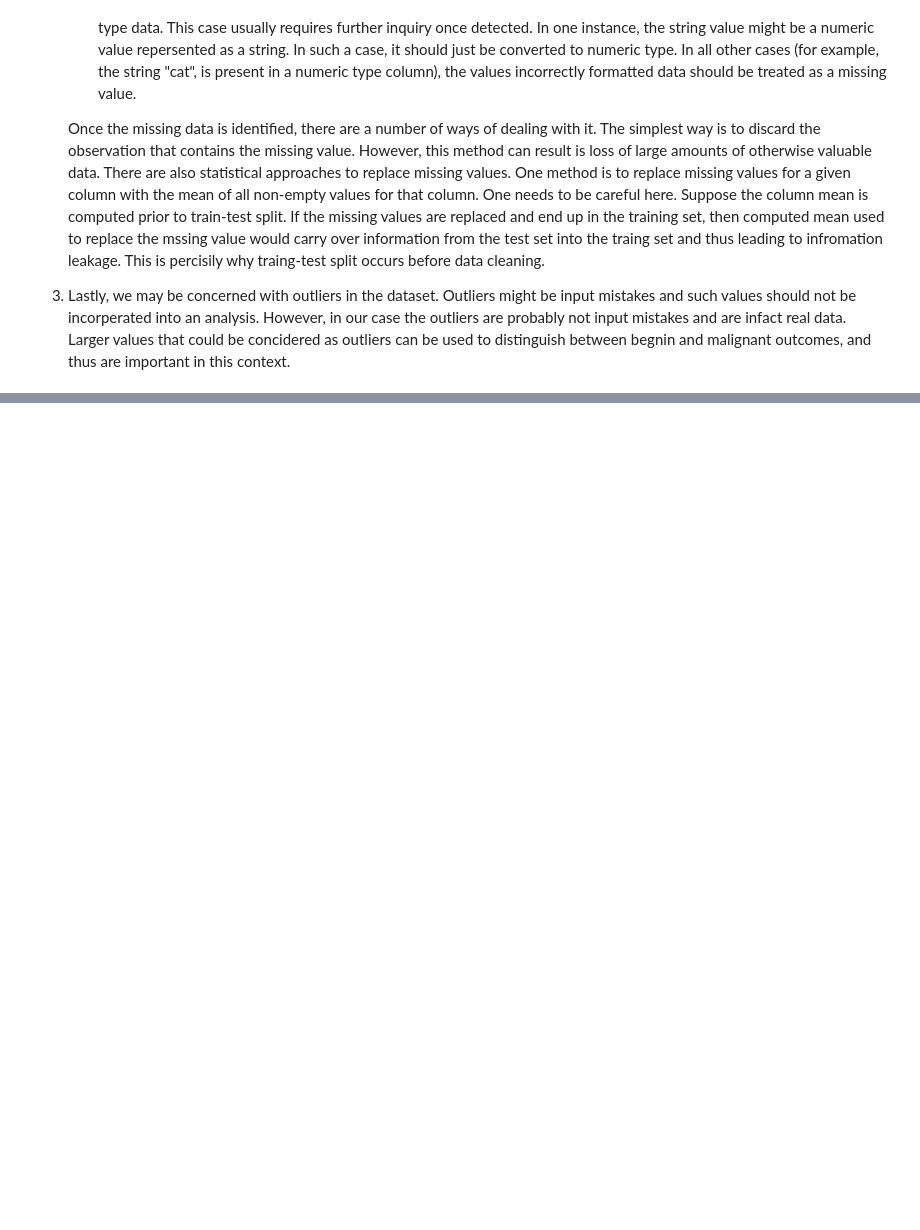
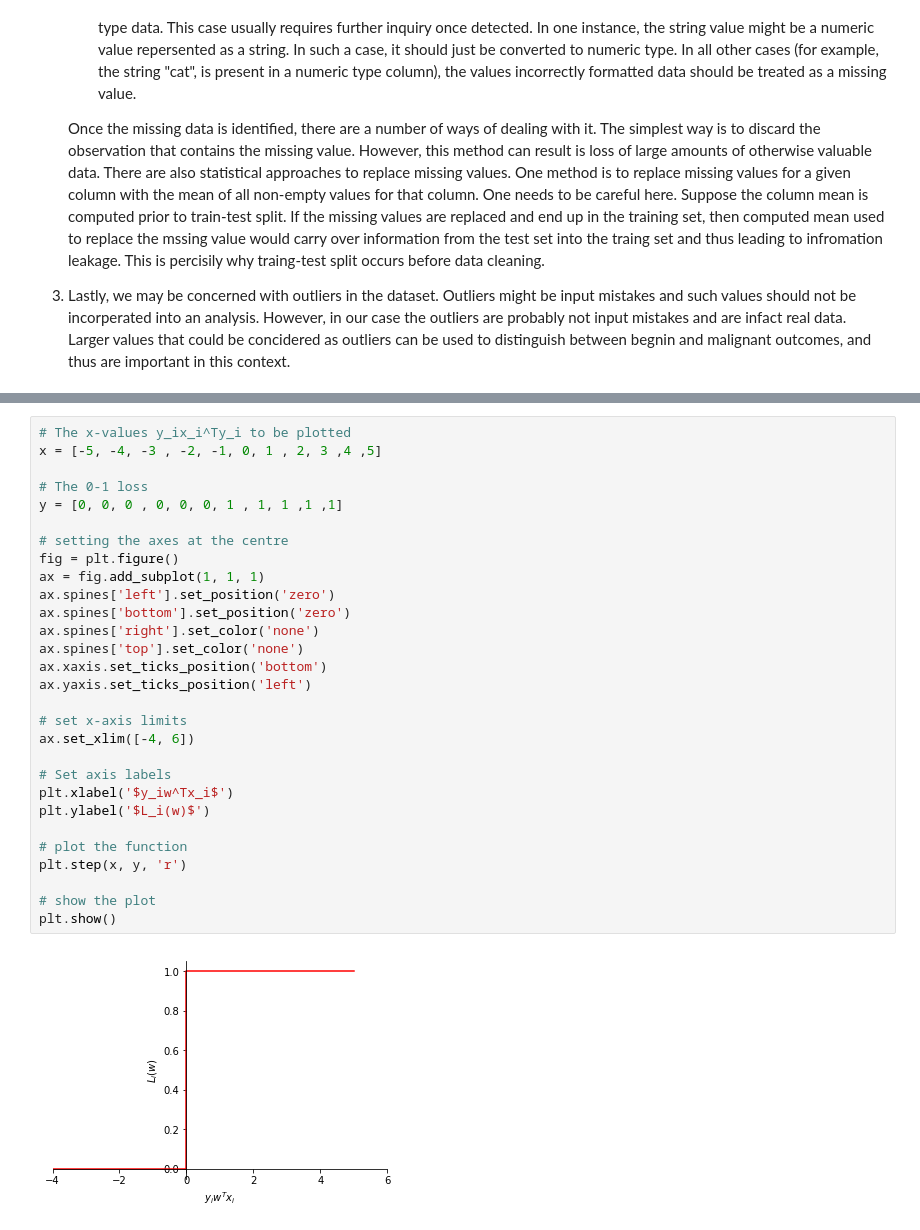
Before and after one commit to ramyar4321/MachineLearningCancer, a Jupyter notebook: MachineLearningCancerPerdiction.ipynb, the cells around one changed output, grey strips where cells are left out. Cells and saved outputs as stored; diff of their text form; blank space fills up the shorter version.

```diff
--- a/MachineLearningCancerPerdiction.ipynb
+++ b/MachineLearningCancerPerdiction.ipynb
@@ -791,0 +882,31 @@ However, for matrix, even if the solution is unique, we are not garunteed small
+# %%
+# The x-values y_ix_i^Ty_i to be plotted
+x = [-5, -4, -3 , -2, -1, 0, 1 , 2, 3 ,4 ,5]
+
+# The 0-1 loss
+y = [0, 0, 0 , 0, 0, 0, 1 , 1, 1 ,1 ,1]
+
+# setting the axes at the centre
+fig = plt.figure()
+ax = fig.add_subplot(1, 1, 1)
+ax.spines['left'].set_position('zero')
+ax.spines['bottom'].set_position('zero')
+ax.spines['right'].set_color('none')
+ax.spines['top'].set_color('none')
+ax.xaxis.set_ticks_position('bottom')
+ax.yaxis.set_ticks_position('left')
+
+# set x-axis limits
+ax.set_xlim([-4, 6])
+
+# Set axis labels
+plt.xlabel('$y_iw^Tx_i$')
+plt.ylabel('$L_i(w)$')
+
+# plot the function
+plt.step(x, y, 'r')
+
+# show the plot
+plt.show()
+# %% [output]
+[figure, added]
```
Also changed, not shown: parts of 10 cells of this notebook.
